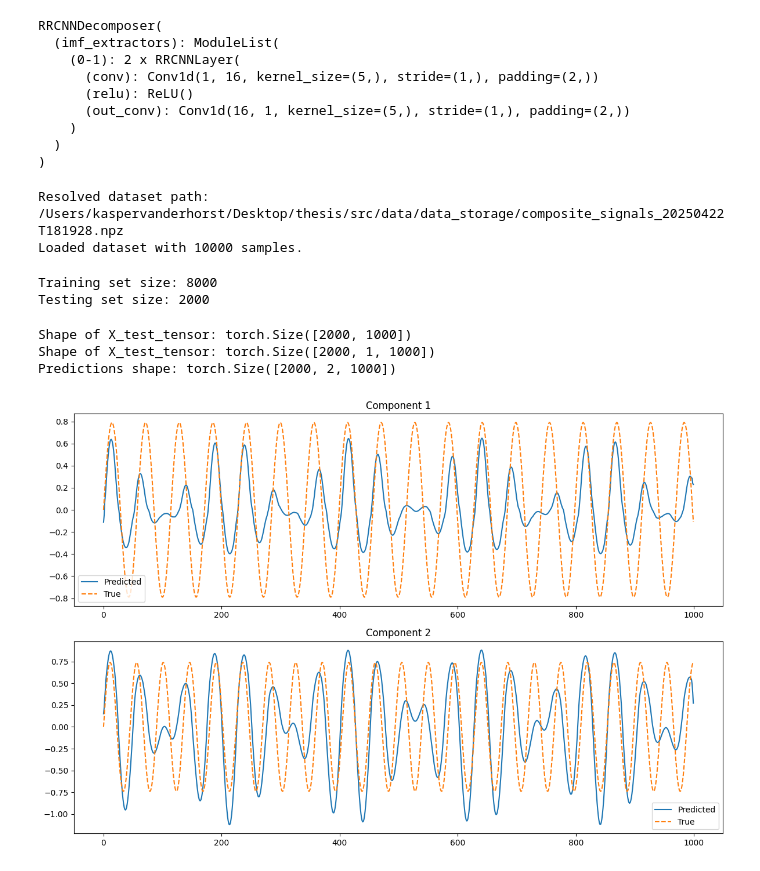
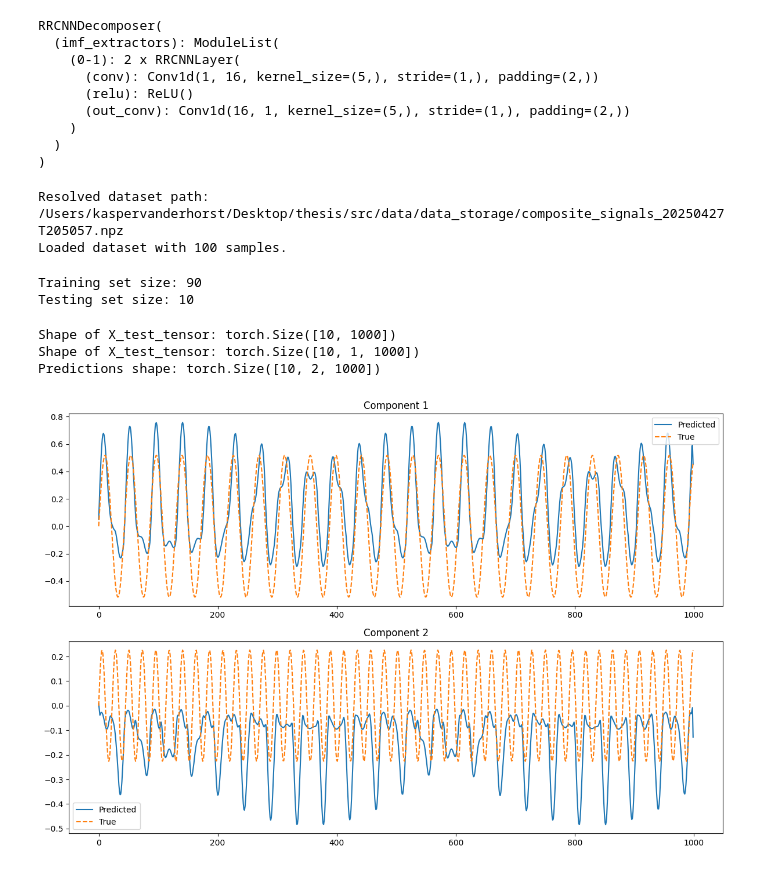
Before and after one commit to KJMvanderHorst/thesis, a Jupyter notebook: notebooks/mock_cwt_reconst.ipynb, the cells around one changed output. Saved outputs shown, nothing was run; the diff lists cells and outputs as text; code cells hidden in the pictures.

```diff
--- a/notebooks/mock_cwt_reconst.ipynb
+++ b/notebooks/mock_cwt_reconst.ipynb
@@ -32,7 +32,7 @@ RRCNNDecomposer(
 )
 # %%
 # Resolve the dataset path
-dataset_path = os.path.abspath(os.path.join(os.getcwd(), "..", "src", "data", "data_storage", "composite_signals_20250422T181928.npz"))
+dataset_path = os.path.abspath(os.path.join(os.getcwd(), "..", "src", "data", "data_storage", "composite_signals_20250427T205057.npz"))
 print(f"Resolved dataset path: {dataset_path}")
 
 # Load the dataset
@@ -42,20 +42,20 @@ y = data['components']  # Ground truth components
 
 print(f"Loaded dataset with {X.shape[0]} samples.")
 # %% [output]
-Resolved dataset path: /Users/kaspervanderhorst/Desktop/thesis/src/data/data_storage/composite_signals_20250422T181928.npz
-Loaded dataset with 10000 samples.
+Resolved dataset path: /Users/kaspervanderhorst/Desktop/thesis/src/data/data_storage/composite_signals_20250427T205057.npz
+Loaded dataset with 100 samples.
 # %%
 # Train-Test Split
 from sklearn.model_selection import train_test_split
 
 # Split the dataset
-X_train, X_test, y_train, y_test = train_test_split(X, y, test_size=0.2, random_state=42)
+X_train, X_test, y_train, y_test = train_test_split(X, y, test_size=0.1, random_state=42)
 
 print(f"Training set size: {X_train.shape[0]}")
 print(f"Testing set size: {X_test.shape[0]}")
 # %% [output]
-Training set size: 8000
-Testing set size: 2000
+Training set size: 90
+Testing set size: 10
 # %%
 # Make Predictions
 # Convert test data to PyTorch tensors
@@ -70,30 +70,30 @@ with torch.no_grad():
 
 print("Predictions shape:", predictions.shape)
 # %% [output]
-Shape of X_test_tensor: torch.Size([2000, 1000])
-Shape of X_test_tensor: torch.Size([2000, 1, 1000])
-Predictions shape: torch.Size([2000, 2, 1000])
+Shape of X_test_tensor: torch.Size([10, 1000])
+Shape of X_test_tensor: torch.Size([10, 1, 1000])
+Predictions shape: torch.Size([10, 2, 1000])
 # %%
 # Inspect Decompositions
 # Visualize the decompositions predicted by the model and compare them to the ground truth
 import matplotlib.pyplot as plt
 
 # Select a sample to visualize
-sample_idx = 4
+sample_idx = 7
 predicted_components = predictions[sample_idx].numpy()
 true_components = y_test[sample_idx]
 
 # Plot the predicted and true components
 num_components = predicted_components.shape[0]
 plt.figure(figsize=(12, 8))
 for i in range(num_components):
     plt.subplot(num_components, 1, i + 1)
     plt.plot(predicted_components[i], label="Predicted")
     plt.plot(true_components[i], label="True", linestyle="dashed")
     plt.title(f"Component {i + 1}")
     plt.legend()
 
 plt.tight_layout()
 plt.show()
 # %% [output]
-[figure, old version]
+[figure, new version]
```
Also changed, not shown: 5 other files.
